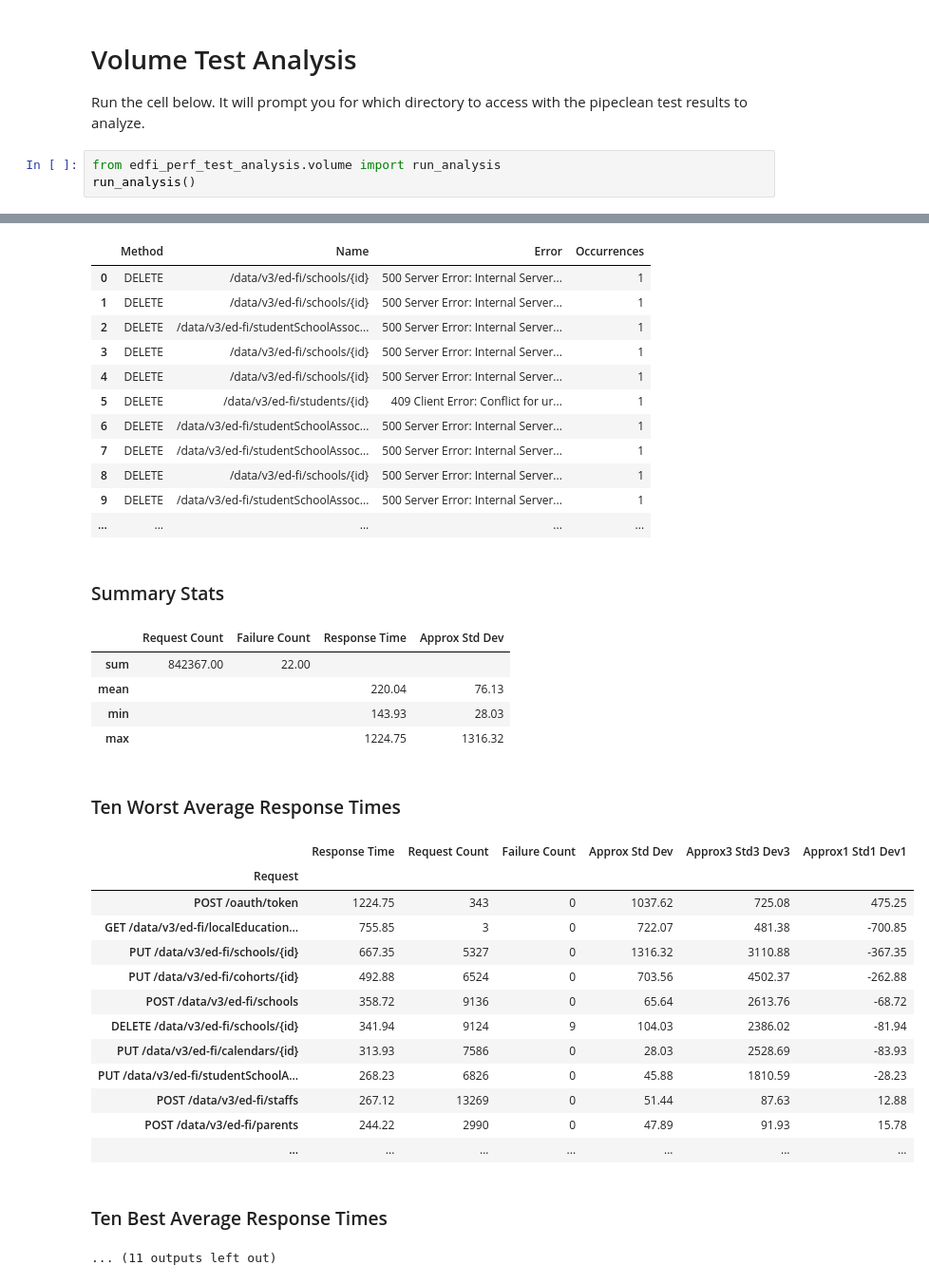
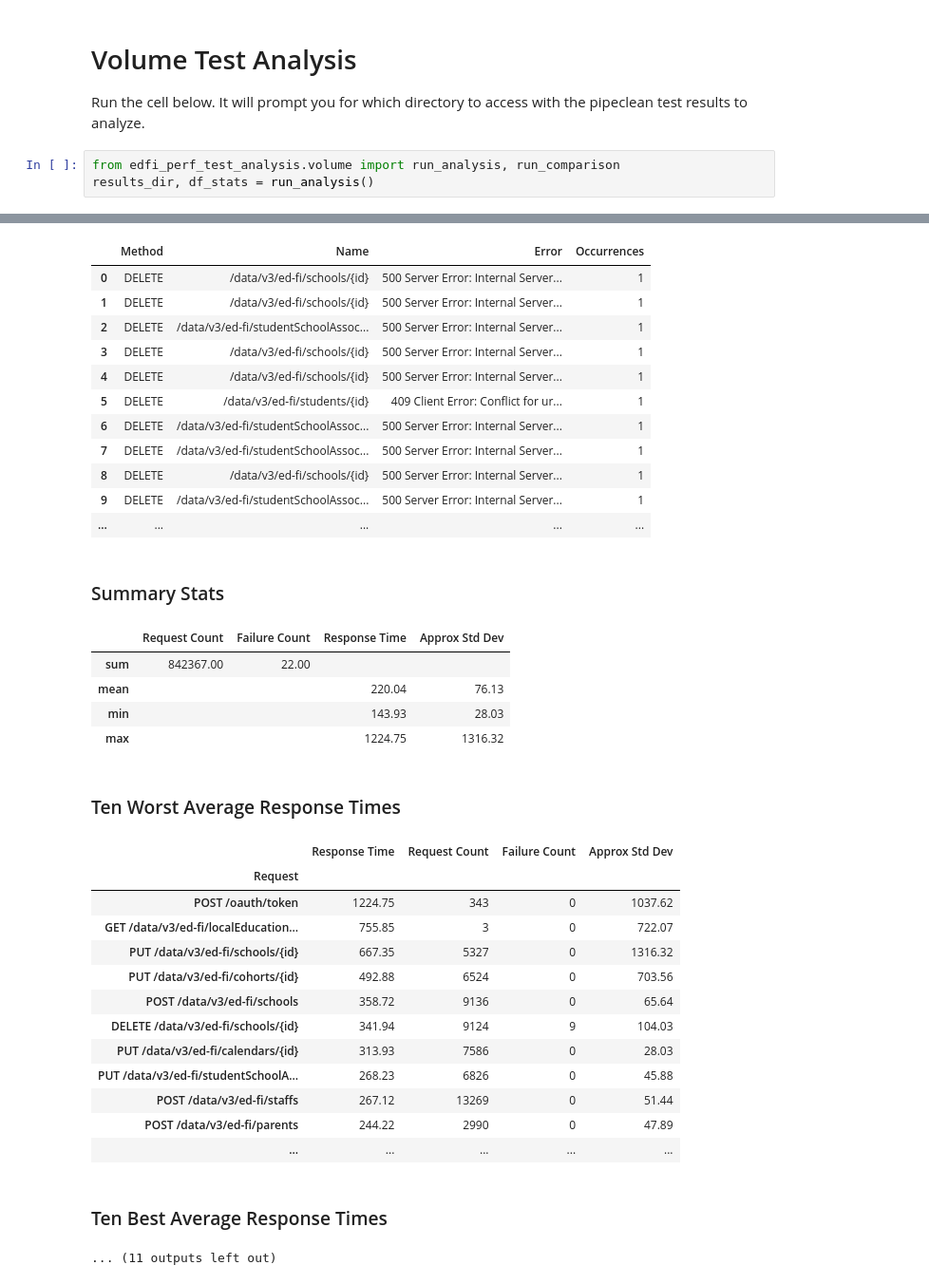
Before and after one commit to Ed-Fi-Exchange-OSS/Suite-3-Performance-Testing, a Jupyter notebook: src/perf-test-analyis/Volume Test Analysis.ipynb, the cells around one changed output, grey strips where cells are left out. Shown at 95% size. Saved outputs shown, nothing was run; the diff lists cells and outputs as text.

Commit message:
Comparison

```diff
--- a/src/perf-test-analyis/Volume Test Analysis.ipynb
+++ b/src/perf-test-analyis/Volume Test Analysis.ipynb
@@ -3,46 +3,46 @@
 
 Run the cell below. It will prompt you for which directory to access with the pipeclean test results to analyze.
 # %%
-from edfi_perf_test_analysis.volume import run_analysis
-run_analysis()
+from edfi_perf_test_analysis.volume import run_analysis, run_comparison
+results_dir, df_stats = run_analysis()
 # %% [output]
 ✅ **Running analysis on C:\source\exchange\Suite-3-Performance-Testing\testResults\2022-09-08-14-28-57**
 ### Exceptions
 First five exceptions
 ❕ **No data to display**
 ### Failures
 First ten failures
 |  | Method | Name | Error | Occurrences |
 | 0 | DELETE | /data/v3/ed-fi/schools/{id} | 500 Server Error: Internal Server... | 1 |
 | 1 | DELETE | /data/v3/ed-fi/schools/{id} | 500 Server Error: Internal Server... | 1 |
 | 2 | DELETE | /data/v3/ed-fi/studentSchoolAssoc... | 500 Server Error: Internal Server... | 1 |
 | 3 | DELETE | /data/v3/ed-fi/schools/{id} | 500 Server Error: Internal Server... | 1 |
 | 4 | DELETE | /data/v3/ed-fi/schools/{id} | 500 Server Error: Internal Server... | 1 |
 | 5 | DELETE | /data/v3/ed-fi/students/{id} | 409 Client Error: Conflict for ur... | 1 |
 | 6 | DELETE | /data/v3/ed-fi/studentSchoolAssoc... | 500 Server Error: Internal Server... | 1 |
 | 7 | DELETE | /data/v3/ed-fi/studentSchoolAssoc... | 500 Server Error: Internal Server... | 1 |
 | 8 | DELETE | /data/v3/ed-fi/schools/{id} | 500 Server Error: Internal Server... | 1 |
 | 9 | DELETE | /data/v3/ed-fi/studentSchoolAssoc... | 500 Server Error: Internal Server... | 1 |
 | ... | ... | ... | ... | ... |
 ### Summary Stats
 |  | Request Count | Failure Count | Response Time | Approx Std Dev |
 | sum | 842367.00 | 22.00 |  |  |
 | mean |  |  | 220.04 | 76.13 |
 | min |  |  | 143.93 | 28.03 |
 | max |  |  | 1224.75 | 1316.32 |
 ### Ten Worst Average Response Times
-|  | Response Time | Request Count | Failure Count | Approx Std Dev | Approx3 Std3 Dev3 | Approx1 Std1 Dev1 |
-| Request |  |  |  |  |  |  |
-| POST /oauth/token | 1224.75 | 343 | 0 | 1037.62 | 725.08 | 475.25 |
-| GET /data/v3/ed-fi/localEducation... | 755.85 | 3 | 0 | 722.07 | 481.38 | -700.85 |
-| PUT /data/v3/ed-fi/schools/{id} | 667.35 | 5327 | 0 | 1316.32 | 3110.88 | -367.35 |
-| PUT /data/v3/ed-fi/cohorts/{id} | 492.88 | 6524 | 0 | 703.56 | 4502.37 | -262.88 |
-| POST /data/v3/ed-fi/schools | 358.72 | 9136 | 0 | 65.64 | 2613.76 | -68.72 |
-| DELETE /data/v3/ed-fi/schools/{id} | 341.94 | 9124 | 9 | 104.03 | 2386.02 | -81.94 |
-| PUT /data/v3/ed-fi/calendars/{id} | 313.93 | 7586 | 0 | 28.03 | 2528.69 | -83.93 |
-| PUT /data/v3/ed-fi/studentSchoolA... | 268.23 | 6826 | 0 | 45.88 | 1810.59 | -28.23 |
-| POST /data/v3/ed-fi/staffs | 267.12 | 13269 | 0 | 51.44 | 87.63 | 12.88 |
-| POST /data/v3/ed-fi/parents | 244.22 | 2990 | 0 | 47.89 | 91.93 | 15.78 |
-| ... | ... | ... | ... | ... | ... | ... |
+|  | Response Time | Request Count | Failure Count | Approx Std Dev |
+| Request |  |  |  |  |
+| POST /oauth/token | 1224.75 | 343 | 0 | 1037.62 |
+| GET /data/v3/ed-fi/localEducation... | 755.85 | 3 | 0 | 722.07 |
+| PUT /data/v3/ed-fi/schools/{id} | 667.35 | 5327 | 0 | 1316.32 |
+| PUT /data/v3/ed-fi/cohorts/{id} | 492.88 | 6524 | 0 | 703.56 |
+| POST /data/v3/ed-fi/schools | 358.72 | 9136 | 0 | 65.64 |
+| DELETE /data/v3/ed-fi/schools/{id} | 341.94 | 9124 | 9 | 104.03 |
+| PUT /data/v3/ed-fi/calendars/{id} | 313.93 | 7586 | 0 | 28.03 |
+| PUT /data/v3/ed-fi/studentSchoolA... | 268.23 | 6826 | 0 | 45.88 |
+| POST /data/v3/ed-fi/staffs | 267.12 | 13269 | 0 | 51.44 |
+| POST /data/v3/ed-fi/parents | 244.22 | 2990 | 0 | 47.89 |
+| ... | ... | ... | ... | ... |
 ### Ten Best Average Response Times
 ... (11 outputs left out)
```
Also changed, not shown: parts of 2 cells of this notebook, 3 other files.
